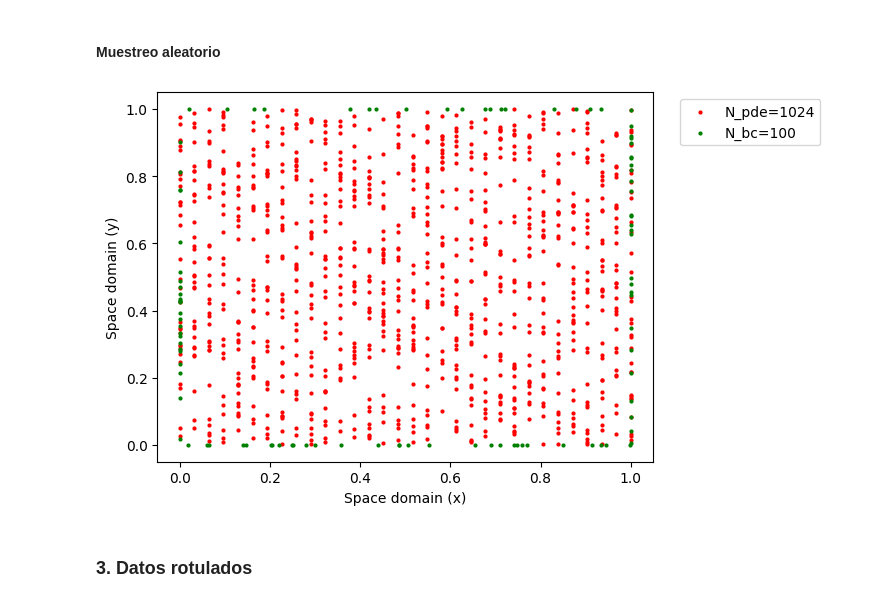
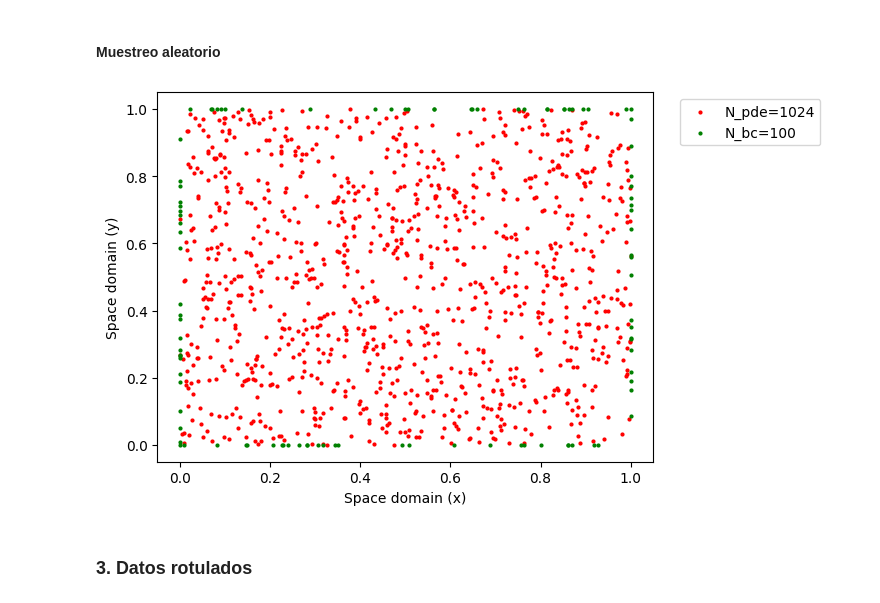
Before and after one commit to maxit1992/MIA_RNIF, a Jupyter notebook: TP_RNIF.ipynb, the cells around one changed output. Cells and saved outputs as stored; diff of their text form; code cells hidden in the pictures.

```diff
--- a/TP_RNIF.ipynb
+++ b/TP_RNIF.ipynb
@@ -87,8 +87,8 @@ xy_bc_mesh = get_xy_bc_mesh([x_lb, x_ub], [y_lb, y_ub], n_bc)
 #### Muestreo aleatorio
 # %%
 def get_xy_pde_random(x_bounds, y_bounds, n):
-    x = np.random.uniform(x_bounds[0], x_bounds[1], n)
-    y = np.random.uniform(y_bounds[0], y_bounds[1], n)
+    x = np.random.uniform(np.nextafter(x_bounds[0], x_bounds[1]), x_bounds[1], n)
+    y = np.random.uniform(np.nextafter(y_bounds[0], y_bounds[1]), y_bounds[1], n)
     return np.array([[x[i], y[i]] for i in range(n)])
 
 xy_pde_random = get_xy_pde_random([x_lb, x_ub], [y_lb, y_ub], n_pde)
@@ -131,17 +131,17 @@ plt.show()
 # %%
 fig = plt.figure()
 ax = fig.add_subplot()
-ax.scatter(xy_pde_mesh[:,0], xy_pde_random[:,1], s=4, c='r', label=f'N_pde={len(xy_pde_mesh)}')
+ax.scatter(xy_pde_random[:,0], xy_pde_random[:,1], s=4, c='r', label=f'N_pde={len(xy_pde_mesh)}')
 ax.scatter(xy_bc_random[:,0], xy_bc_random[:,1], s=4, c='g', label=f'N_bc={len(xy_bc_mesh)}')
 ax.set_xlim([-0.05, 1.05])
 ax.set_ylim([-0.05, 1.05])
 ax.legend()
 plt.xlabel('Space domain (x)')
 plt.ylabel('Space domain (y)')
 plt.legend(bbox_to_anchor=(1.04, 1), loc="upper left")
 plt.show()
 # %% [output]
-[figure, old version]
+[figure, new version]
 # %% [markdown]
 ### 3. Datos rotulados
 # %%
```
Also changed, not shown: parts of 4 cells of this notebook.
